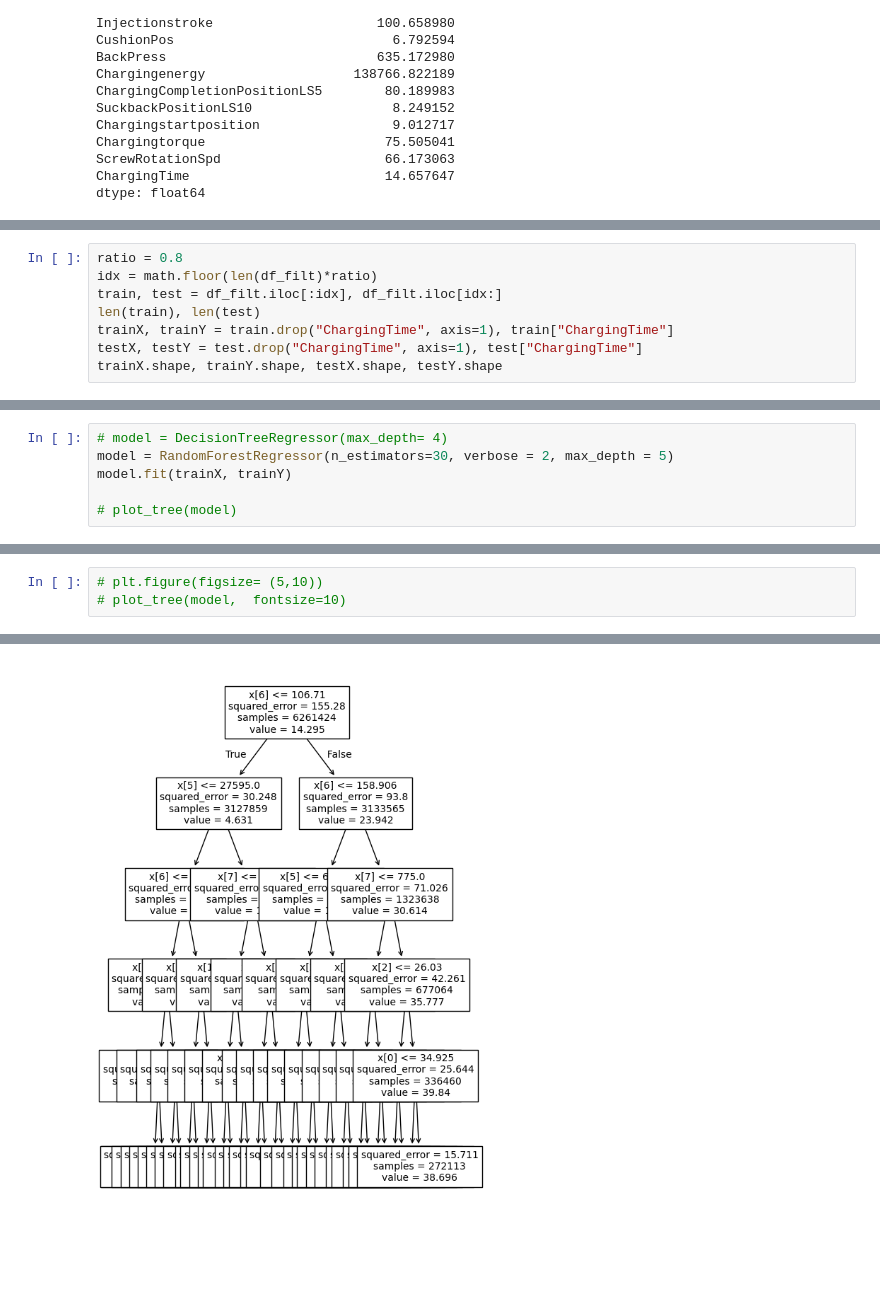
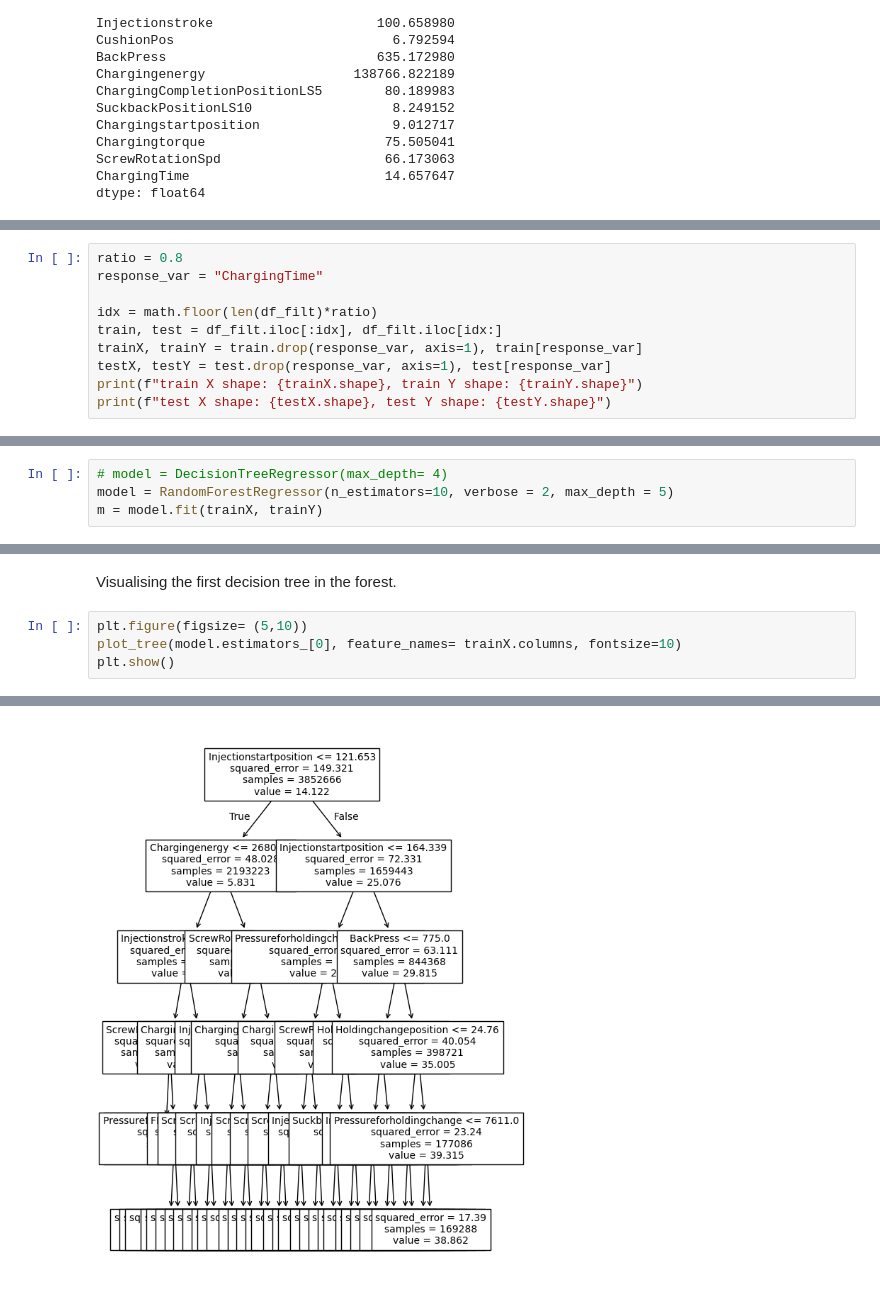
Before and after one commit to khorcarol/regressiontree, a Jupyter notebook: regressiontree.ipynb, the cells around one changed output, grey strips where cells are left out. Drawn from its saved outputs; the diff is of its cells as text; blank space fills up the shorter version.

```diff
--- a/regressiontree.ipynb
+++ b/regressiontree.ipynb
@@ -754,9 +1856,11 @@ dtype: float64
 # %%
 ratio = 0.8
+response_var = "ChargingTime"
+
 idx = math.floor(len(df_filt)*ratio)
 train, test = df_filt.iloc[:idx], df_filt.iloc[idx:]
-len(train), len(test)
-trainX, trainY = train.drop("ChargingTime", axis=1), train["ChargingTime"]
-testX, testY = test.drop("ChargingTime", axis=1), test["ChargingTime"]
-trainX.shape, trainY.shape, testX.shape, testY.shape
+trainX, trainY = train.drop(response_var, axis=1), train[response_var]
+testX, testY = test.drop(response_var, axis=1), test[response_var]
+print(f"train X shape: {trainX.shape}, train Y shape: {trainY.shape}")
+print(f"test X shape: {testX.shape}, test Y shape: {testY.shape}")
 # %% [output]
@@ -774,8 +1875,6 @@ import matplotlib.pyplot as plt
 import math
 # %%
 # model = DecisionTreeRegressor(max_depth= 4)
-model = RandomForestRegressor(n_estimators=30, verbose = 2, max_depth = 5)
-model.fit(trainX, trainY)
-
-# plot_tree(model)
+model = RandomForestRegressor(n_estimators=10, verbose = 2, max_depth = 5)
+m = model.fit(trainX, trainY)
 # %% [output]
@@ -809,4 +1900,7 @@ ModuleNotFoundError: No module named 'sklearn.utils._pprint'
+# %% [markdown]
+Visualising the first decision tree in the forest.
 # %%
-# plt.figure(figsize= (5,10))
-# plot_tree(model,  fontsize=10)
+plt.figure(figsize= (5,10))
+plot_tree(model.estimators_[0], feature_names= trainX.columns, fontsize=10)
+plt.show()
 # %% [output]
@@ -830 +1907 @@ ModuleNotFoundError: No module named 'sklearn.utils._pprint'
-[figure, old version]
+[figure, new version]
```
Also changed, not shown: parts of 23 cells of this notebook.
